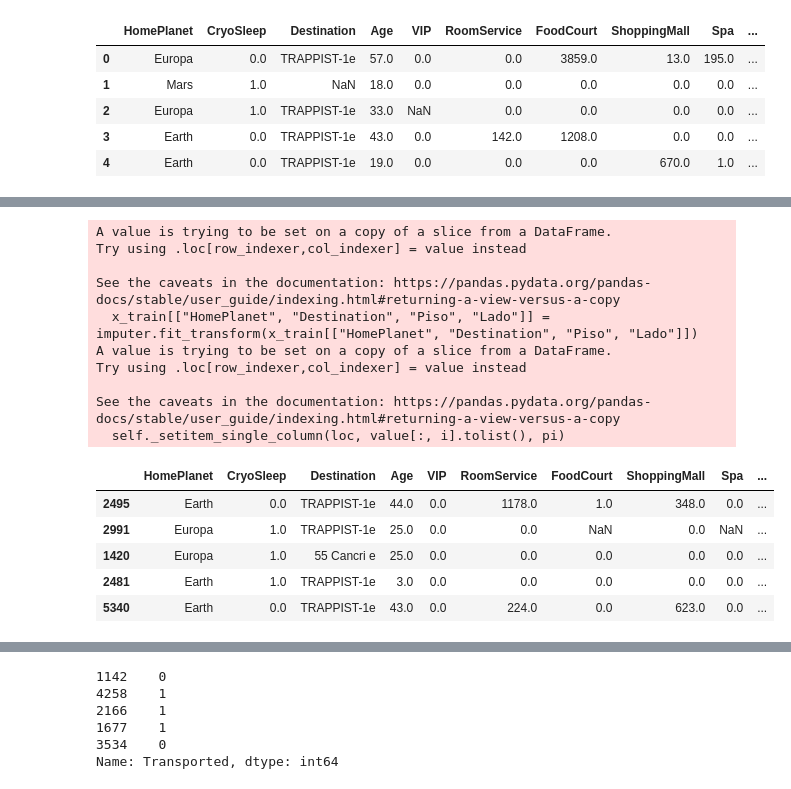
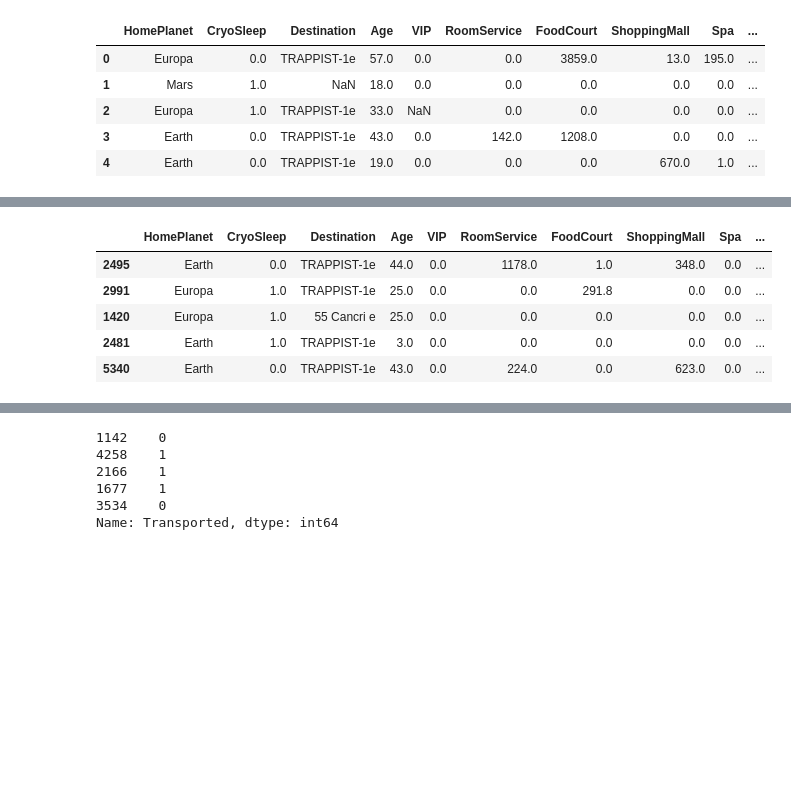
Before and after one commit to SebastianOrmaechea/An-lisis-Supervisado-Grupo-32, a Jupyter notebook: pablonicolasr_submission.ipynb, the cells around one changed output, grey strips where cells are left out. Cells and saved outputs as stored; diff of their text form; code cells hidden in the pictures; blank space fills up the shorter version.

```diff
--- a/pablonicolasr_submission.ipynb
+++ b/pablonicolasr_submission.ipynb
@@ -119,3 +137,8 @@ df_train = pd.read_csv(os.path.join(os.getcwd(), "data", "train.csv"))
+# %%
+df_train = pd.read_csv(train_path)
+df_test = pd.read_csv(test_path)
+
+combine = [df_train, df_test]
 # %% [markdown]
 Inspeccionamos los datos
 # %%
@@ -289,7 +343,6 @@ plot_missing_values(df_train_3)
 # %%
 df_train_4 = df_train_3.copy()
 df_train_4 = df_train_4.dropna(thresh=3)
-df_train_4 = df_train_4.reset_index(drop=True)
 df_train_4.shape
 # %% [output]
 (7823, 14)
@@ -308,3 +361,6 @@ def boolean_to_numeric(df, columns_names):
 # %%
 df_train_5 = df_train_4.copy()
 df_train_5 = boolean_to_numeric(df_train_4, ["CryoSleep", "VIP"])
+# %%
+df_train_5 = df_train_5.drop("Num", axis=1)
+df_train_5
@@ -311,8 +381,7 @@ df_train_5 = boolean_to_numeric(df_train_4, ["CryoSleep", "VIP"])
 # %%
 # Subdivisión del dataset entre variables predictoras (X) y target(y). ¿Y la división entre datos de entrenamiento y test?
 # Convertimos las variables a un dtype conveniente
-df_train_5[["HomePlanet", "Destination", "Piso", "Lado"]]  = df_train_5[["HomePlanet", "Destination", "Piso", "Lado"]].astype("category")
-df_train_5[["Num"]] = df_train_5[["Num"]].astype("float")
+df_train_5[["HomePlanet", "Destination", "Piso", "Lado", "CryoSleep", "VIP"]]  = df_train_5[["HomePlanet", "Destination", "Piso", "Lado", "CryoSleep", "VIP"]].astype("category")
 
 
 y = df_train_5.Transported
@@ -358,24 +465,31 @@ x_train, x_test, y_train, y_test = train_test_split(X, y, train_size=0.9, random
 # %%
 # Imputamos valores faltantes en las columnas categóricas y booleanas con el valor más frecuente. TRAIN DATASET
 imputer = SimpleImputer(strategy="most_frequent")
 
-x_train[["HomePlanet", "Destination", "Piso", "Lado"]] = imputer.fit_transform(x_train[["HomePlanet", "Destination", "Piso", "Lado"]])
+impute_cols = ["HomePlanet", "Destination", "Piso", "Lado", "CryoSleep", "VIP"]
+
+x_train[impute_cols] = imputer.fit_transform(x_train[impute_cols])
+
+# Imputamos valores faltantes en las columnas cuantitativas con KNN. TRAIN DATASET
+Qcols = ["Age", "RoomService", "FoodCourt", "ShoppingMall", "Spa", "VRDeck"]
+
+imputerKNN = KNNImputer()
+
+x_train[Qcols] = imputerKNN.fit_transform(x_train[Qcols])
+
+x_train['Spend'] = (x_train['RoomService'] + x_train['FoodCourt'] + x_train['ShoppingMall'] + x_train['Spa'] + x_train['VRDeck'])
+
+x_train['HasSpend'] = 0
+
+x_train.loc[(x_train['Spend'] > 0),'HasSpend'] = 1
+
+x_train = x_train.drop("Spend", axis=1)
 
 x_train.head()
 # %% [output]
-A value is trying to be set on a copy of a slice from a DataFrame.
-Try using .loc[row_indexer,col_indexer] = value instead
-
-See the caveats in the documentation: https://pandas.pydata.org/pandas-docs/stable/user_guide/indexing.html#returning-a-view-versus-a-copy
-  x_train[["HomePlanet", "Destination", "Piso", "Lado"]] = imputer.fit_transform(x_train[["HomePlanet", "Destination", "Piso", "Lado"]])
-A value is trying to be set on a copy of a slice from a DataFrame.
-Try using .loc[row_indexer,col_indexer] = value instead
-
-See the caveats in the documentation: https://pandas.pydata.org/pandas-docs/stable/user_guide/indexing.html#returning-a-view-versus-a-copy
-  self._setitem_single_column(loc, value[:, i].tolist(), pi)
 |  | HomePlanet | CryoSleep | Destination | Age | VIP | RoomService | FoodCourt | ShoppingMall | Spa | ... |
 | 2495 | Earth | 0.0 | TRAPPIST-1e | 44.0 | 0.0 | 1178.0 | 1.0 | 348.0 | 0.0 | ... |
-| 2991 | Europa | 1.0 | TRAPPIST-1e | 25.0 | 0.0 | 0.0 | NaN | 0.0 | NaN | ... |
+| 2991 | Europa | 1.0 | TRAPPIST-1e | 25.0 | 0.0 | 0.0 | 291.8 | 0.0 | 0.0 | ... |
 | 1420 | Europa | 1.0 | 55 Cancri e | 25.0 | 0.0 | 0.0 | 0.0 | 0.0 | 0.0 | ... |
 | 2481 | Earth | 1.0 | TRAPPIST-1e | 3.0 | 0.0 | 0.0 | 0.0 | 0.0 | 0.0 | ... |
 | 5340 | Earth | 0.0 | TRAPPIST-1e | 43.0 | 0.0 | 224.0 | 0.0 | 623.0 | 0.0 | ... |
```
Also changed, not shown: parts of 105 cells of this notebook, 1 other file.
